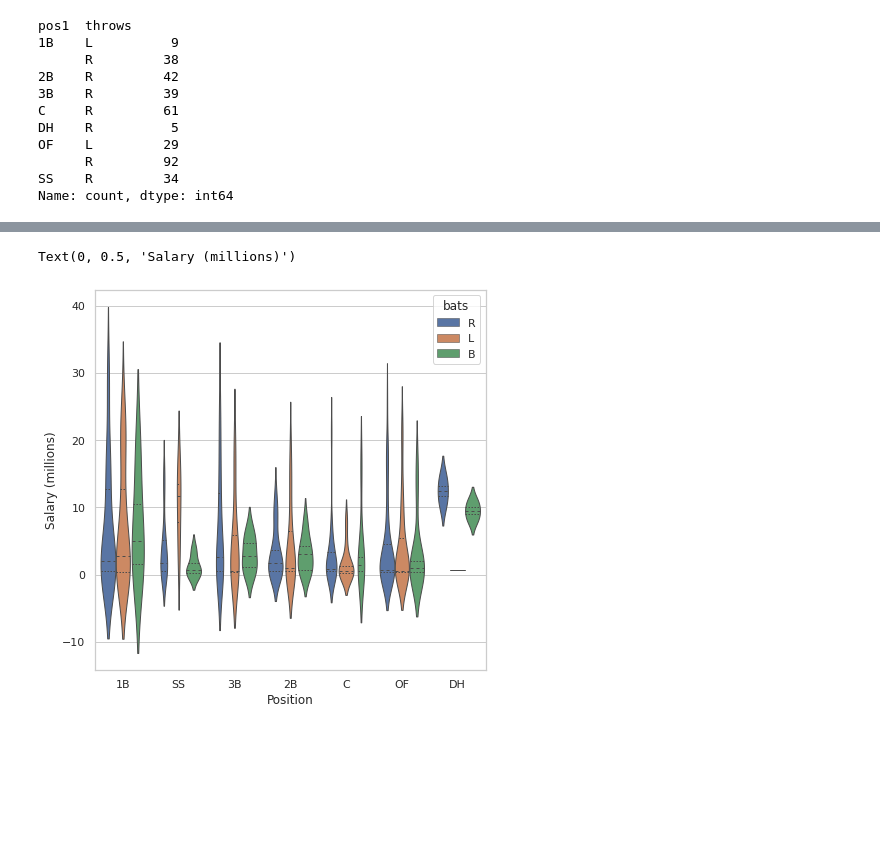
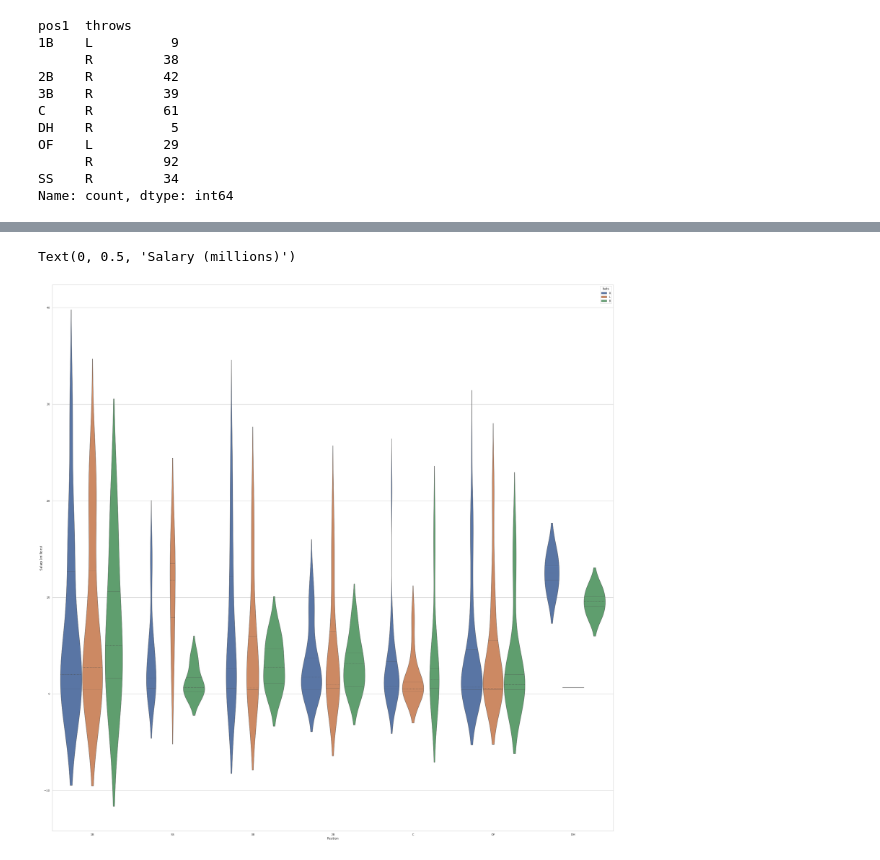
Before and after one commit to mnocerino23/MLB-Salary-Regressions, a Jupyter notebook: MLB_salaries_positionplayers_cleaned.ipynb, the cells around one changed output, grey strips where cells are left out. Saved outputs shown, nothing was run; the diff lists cells and outputs as text; code cells hidden in the pictures; blank space fills up the shorter version.

```diff
--- a/MLB_salaries_positionplayers_cleaned.ipynb
+++ b/MLB_salaries_positionplayers_cleaned.ipynb
@@ -393,6 +393,5 @@ import seaborn as sns
 sns.set_theme(style= "whitegrid")
 ax = sns.violinplot(x = stats['pos1'], y = stats['salary'], hue = stats['throws'],
                     split = True, inner = 'quart', linewidth = 1)
-sns.set(rc = {'figure.figsize':(7,7)})
 sns.despine(left = True)
 # %% [output]
@@ -400,13 +399,12 @@ sns.despine(left = True)
 # %%
 sns.set_theme(style= "whitegrid")
 ax = sns.violinplot(x = stats['pos1'], y = stats['salary'], hue = stats['bats'],
                      inner = 'quart', linewidth = 1)
-sns.set(rc = {'figure.figsize':(12,14)})
 ax.set_xlabel('Position')
 ax.set_ylabel('Salary (millions)')
 # %% [output]
 Text(0, 0.5, 'Salary (millions)')
-[figure, old version]
+[figure, new version]
 # %%
 sns.set_theme(style= "whitegrid")
 ax = sns.violinplot(x = stats['pos1'], y = stats['salary'], hue = stats['Rookie contract'],
```
Also changed, not shown: parts of 10 cells of this notebook.
